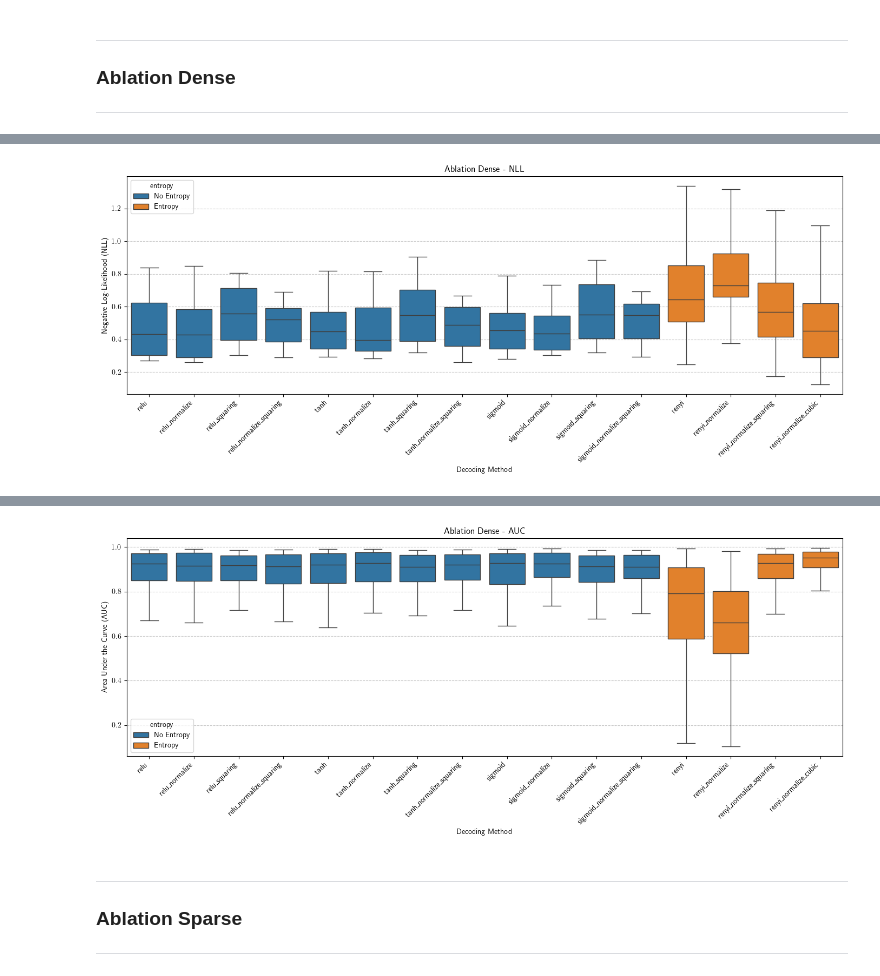
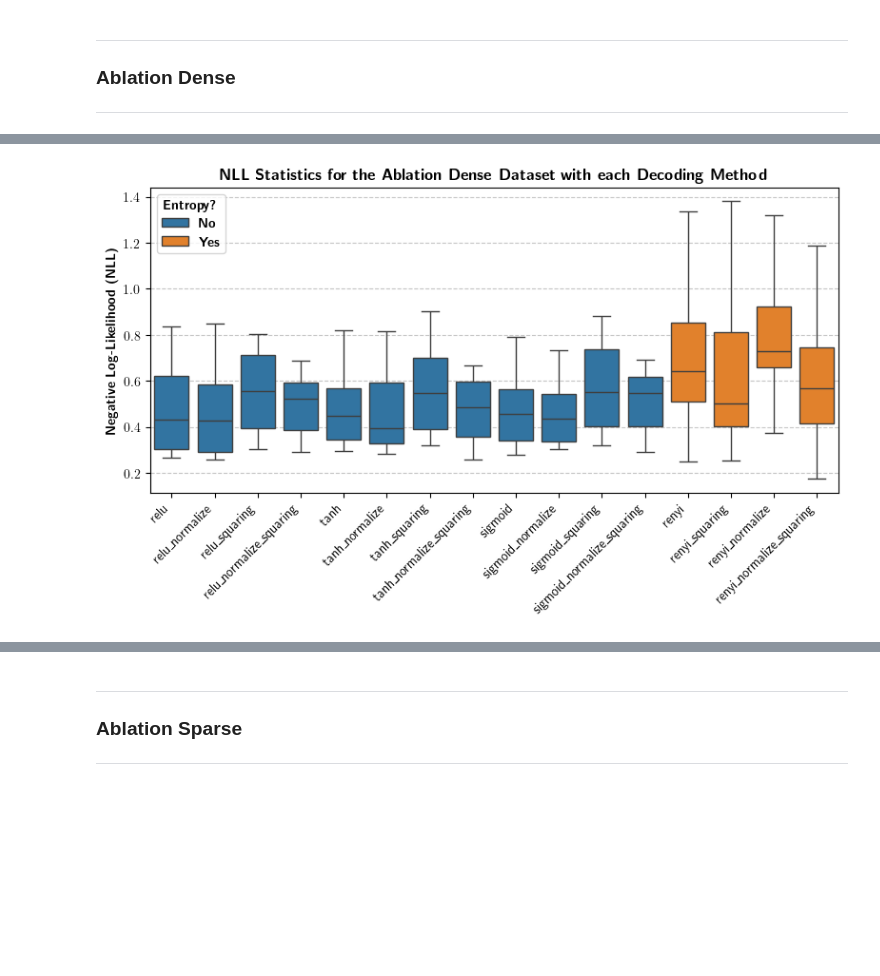
Before and after one commit to shaymeister/VSA-OGM, a Jupyter notebook: results/visualization/exp1.ipynb, the cells around one changed output, grey strips where cells are left out. Saved outputs shown, nothing was run; the diff lists cells and outputs as text; code cells hidden in the pictures; blank space fills up the shorter version.

```diff
--- a/results/visualization/exp1.ipynb
+++ b/results/visualization/exp1.ipynb
@@ -238,11 +295,24 @@ df_combineded = pd.concat([
 df_combineded["entropy"] = df_combineded["decoding_method"].apply(lambda x: "Entropy" if "renyi" in x else "No Entropy")
 
 # remove renyi_squared and renyi_cubed
-df_combineded = df_combineded[~(df_combineded["decoding_method"] == "renyi_squaring")]
+# df_combineded = df_combineded[~(df_combineded["decoding_method"] == "renyi_squaring")]
 df_combineded = df_combineded[~(df_combineded["decoding_method"] == "renyi_cubic")]
+df_combineded = df_combineded[~(df_combineded["decoding_method"] == "renyi_normalize_cubic")]
 
-print_statistics(df_combineded, "test_nll")
-plot_box_plots(df_combineded, "Ablation Dense - NLL", "test_nll", "Negative Log-Likelihood (NLL)")
-print_statistics(df_combineded, "test_auc")
-plot_box_plots(df_combineded, "Ablation Dense - AUC", "test_auc", "Area Under the Curve (AUC)")
+# print_statistics(df_combineded, "test_nll")
+plot_box_plots(
+    df_combineded,
+    r"\textbf{NLL Statistics for the Ablation Dense Dataset with each Decoding Method}",
+    "test_nll",
+    r"\textbf{Negative Log-Likelihood (NLL)}",
+    legend_loc="upper left"
+)
+# print_statistics(df_combineded, "test_auc")
+# plot_box_plots(
+#     df_combineded,
+#     r"\textbf{AUC Statistics for the Ablation Dense Dataset with each Decoding Method}",
+#     "test_auc",
+#     r"\textbf{Area Under the ROC Curve (AUC)}",
+#     legend_loc="lower left"
+# )
 # %% [output]
@@ -269 +319 @@ plot_box_plots(df_combineded, "Ablation Dense - AUC", "test_auc", "Area Under th
-[figure, old version]
+[figure, new version]
@@ -290,4 +320,3 @@ plot_box_plots(df_combineded, "Ablation Dense - AUC", "test_auc", "Area Under th
-[figure, removed]
 # %% [markdown]
 ---
 ### Ablation Sparse
```
Also changed, not shown: parts of 7 cells of this notebook, 1 other file.
